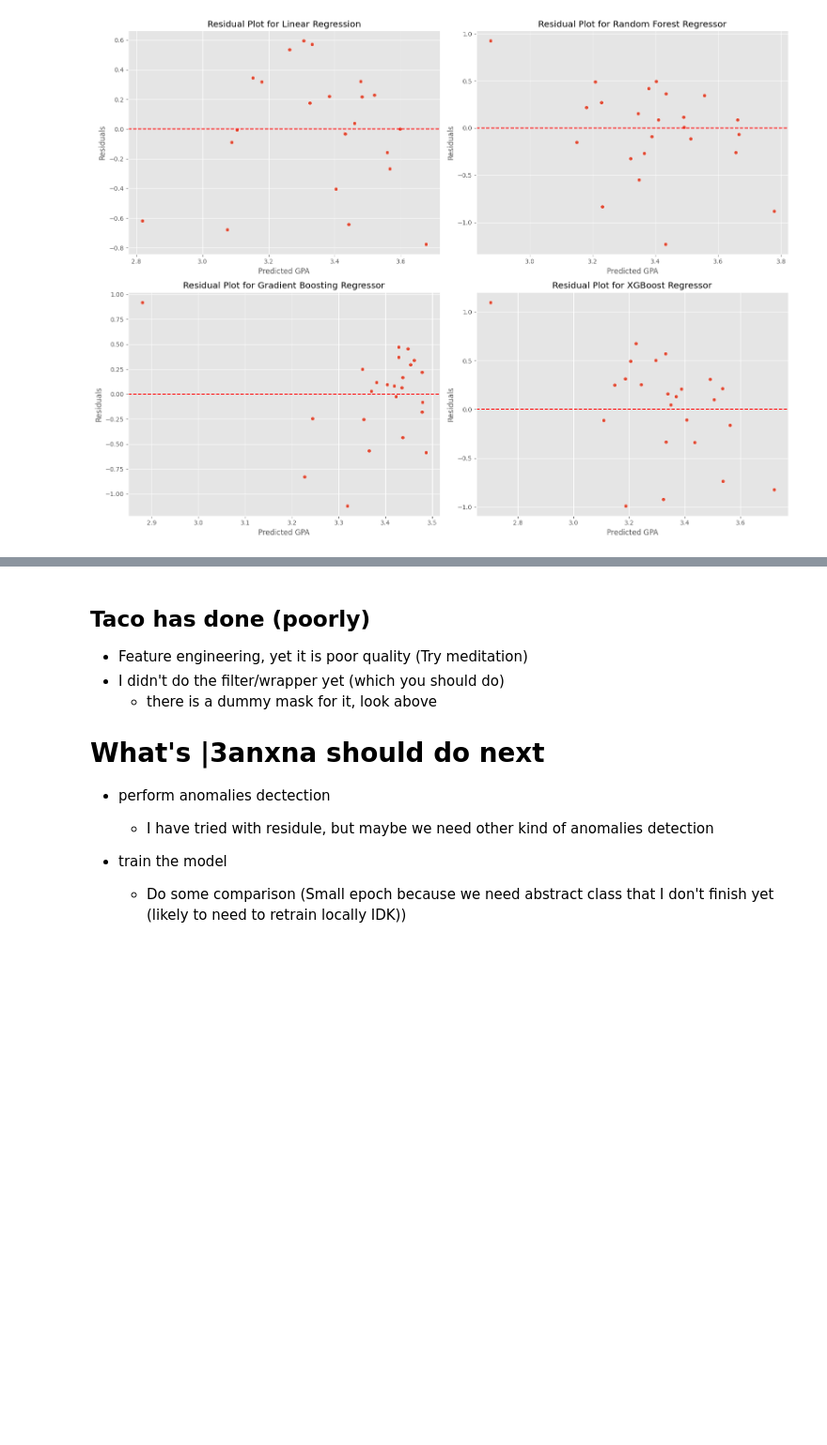
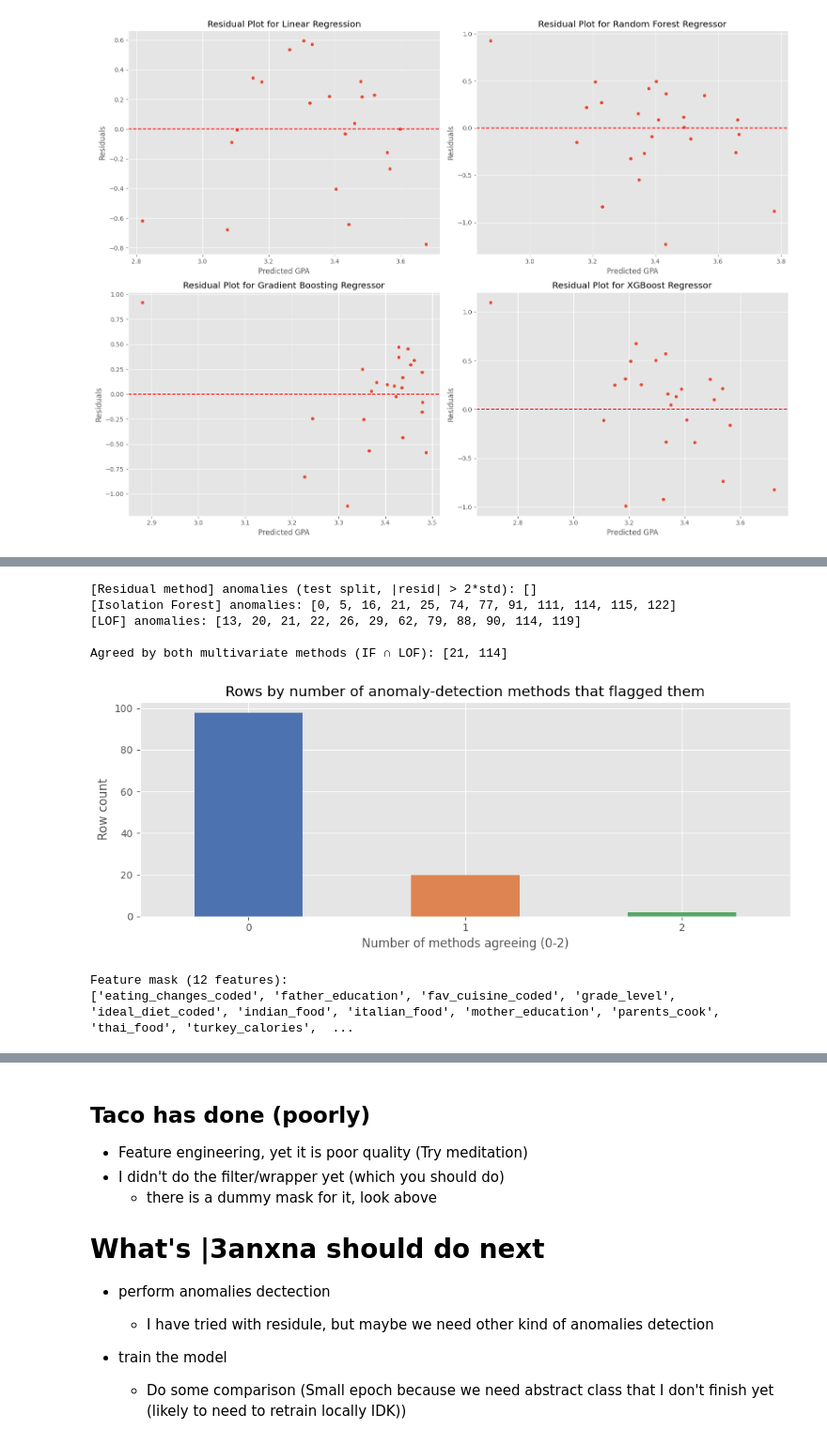
Before and after one commit to l3anxna/what-you-eat-decides-your-grade, a Jupyter notebook: EDA_notebook.ipynb, the cells around one changed output, grey strips where cells are left out. Shown at 94% size. Drawn from its saved outputs; the diff is of its cells as text; code cells hidden in the pictures; blank space fills up the shorter version.

Commit message:
ADD: Add isolation forest and LOF for anomaly detection & train model and compare

```diff
--- a/EDA_notebook.ipynb
+++ b/EDA_notebook.ipynb
@@ -467,7 +475,7 @@ Number of GPA Outliers: 3
 As requested, we will re-initialize the DataFrame from the raw data and apply transformations only up to the 'Purge Unencodable Datas' stage. Then, we will proceed with SHAP analysis and model training to select features based on their importance as determined by SHAP.
 # %%
 # Reload the original dataset
-df = pd.read_csv("data/food_coded.csv")
+df = pd.read_csv("/content/what-you-eat-decides-your-grade/Food Choices.csv")
 
 # Re-apply initial cleaning steps
 df["GPA"] = pd.to_numeric(df["GPA"], errors="coerce")
@@ -910,0 +869,67 @@ def masking(df, mask: list):
+# %%
+from sklearn.ensemble import IsolationForest
+from sklearn.neighbors import LocalOutlierFactor
+
+# Residual-based (Taco's original approach), reusing the best CV model refit on a held-out split
+X_train_new, X_test_new, y_train_new, y_test_new = train_test_split(X_new, y_new, test_size=0.2, random_state=42)
+resid_model = type(best_model)(**best_model.get_params())
+resid_model.fit(X_train_new, y_train_new)
+resid_preds = resid_model.predict(X_test_new)
+residuals_final = y_test_new - resid_preds
+resid_thresh = residuals_final.std() * 2
+residual_anomaly_idx = residuals_final[residuals_final.abs() > resid_thresh].index.tolist()
+print("[Residual method] anomalies (test split, |resid| > 2*std):", residual_anomaly_idx)
+
+# Isolation Forest - trained on the full selected-feature set
+iso = IsolationForest(contamination=0.1, random_state=42)
+iso_pred = iso.fit_predict(X_new)
+iso_anomaly_idx = X_new.index[iso_pred == -1].tolist()
+print("[Isolation Forest] anomalies:", iso_anomaly_idx)
+
+# Local Outlier Factor - trained on the full selected-feature set
+lof = LocalOutlierFactor(n_neighbors=15, contamination=0.1)
+lof_pred = lof.fit_predict(X_new)
+lof_anomaly_idx = X_new.index[lof_pred == -1].tolist()
+print("[LOF] anomalies:", lof_anomaly_idx)
+
+agreed_anomalies = sorted(set(iso_anomaly_idx) & set(lof_anomaly_idx))
+print("\nAgreed by both multivariate methods (IF ∩ LOF):", agreed_anomalies)
+
+# Visualize agreement
+anomaly_summary = pd.DataFrame({
+    'row': X_new.index,
+    'isolation_forest': X_new.index.isin(iso_anomaly_idx),
+    'lof': X_new.index.isin(lof_anomaly_idx),
+}).set_index('row')
+anomaly_summary['flagged_by'] = anomaly_summary[['isolation_forest', 'lof']].sum(axis=1)
+
+plt.figure(figsize=(10, 4))
+anomaly_summary['flagged_by'].value_counts().sort_index().plot(kind='bar', color=['#4C72B0', '#DD8452', '#55A868'])
+plt.title('Rows by number of anomaly-detection methods that flagged them')
+plt.xlabel('Number of methods agreeing (0-2)')
+plt.ylabel('Row count')
+plt.xticks(rotation=0)
+plt.tight_layout()
+plt.show()
+# %% [output]
+[Residual method] anomalies (test split, |resid| > 2*std): []
+[Isolation Forest] anomalies: [0, 5, 16, 21, 25, 74, 77, 91, 111, 114, 115, 122]
+[LOF] anomalies: [13, 20, 21, 22, 26, 29, 62, 79, 88, 90, 114, 119]
+
+Agreed by both multivariate methods (IF ∩ LOF): [21, 114]
+[figure, added]
+# %%
+## Mask from SHAP feature selection
+
+# example_mask = {result from purging}
+# This is exactly the column set that survived the SHAP-agreement purge above (X_new.columns),
+# kept in that same order so it lines up with how every downstream model was trained/fit.
+example_mask = X_new.columns.tolist()
+print("Feature mask (%d features):" % len(example_mask))
+print(example_mask)
+
+def masking(df, mask: list):
+  return df[mask]
+# %% [output]
+Feature mask (12 features):
+['eating_changes_coded', 'father_education', 'fav_cuisine_coded', 'grade_level', 'ideal_diet_coded', 'indian_food', 'italian_food', 'mother_education', 'parents_cook', 'thai_food', 'turkey_calories',  ...
```
Also changed, not shown: parts of 11 cells of this notebook.
